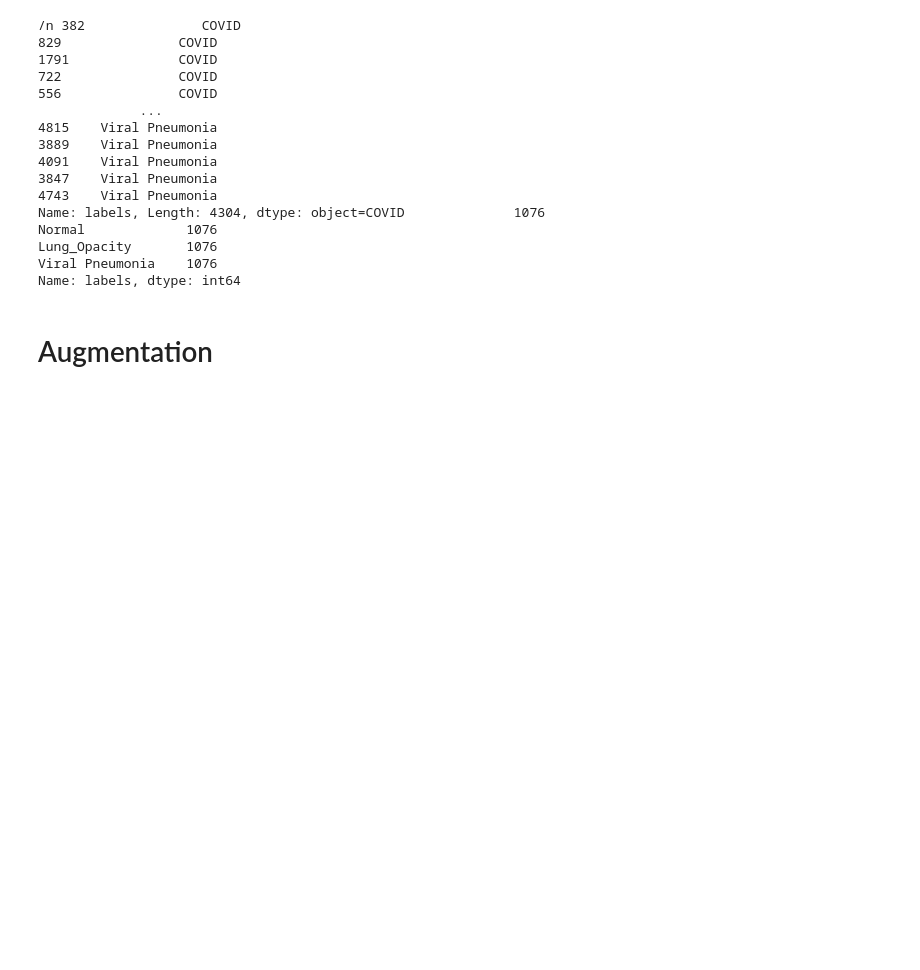
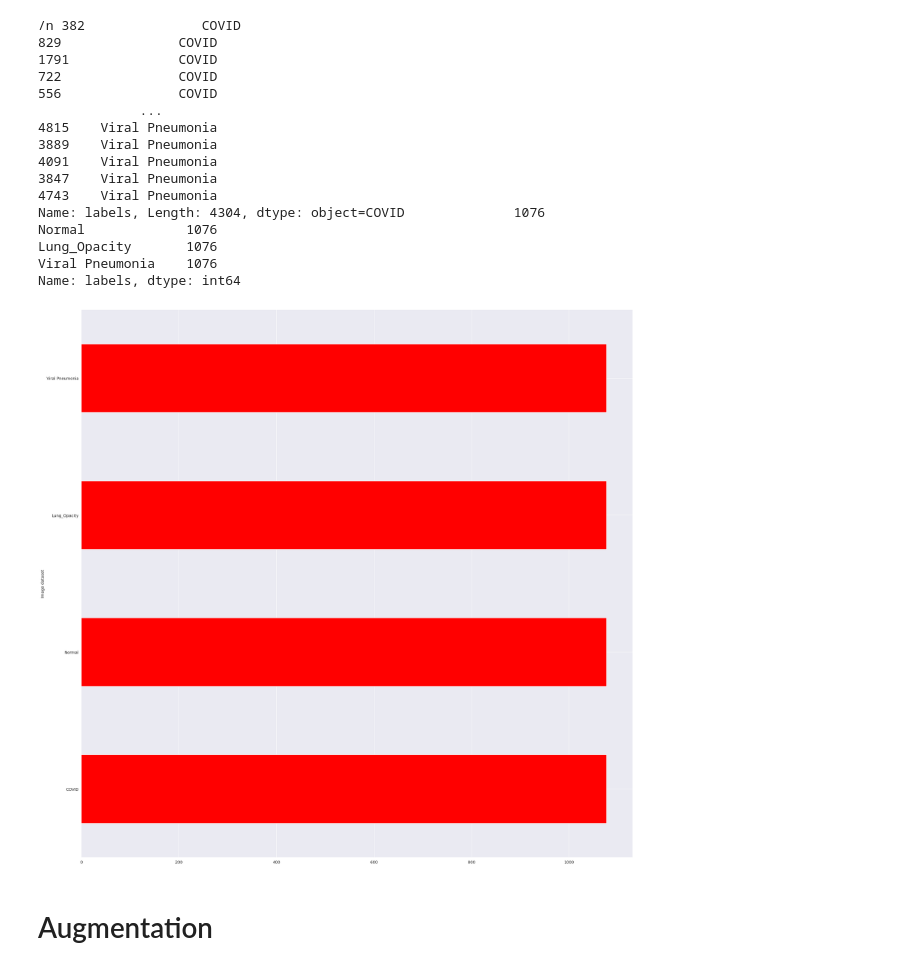
Before and after one commit to KT2001/Disease_Detection_Technology, a Jupyter notebook: DDT_Transfer_learning_Tensorflow.ipynb, the cells around one changed output. Cells and saved outputs as stored; diff of their text form; code cells hidden in the pictures; blank space fills up the shorter version.

```diff
--- a/DDT_Transfer_learning_Tensorflow.ipynb
+++ b/DDT_Transfer_learning_Tensorflow.ipynb
@@ -285,6 +285,10 @@ Normal             1076
 Lung_Opacity       1076
 Viral Pneumonia    1076
 Name: labels, dtype: int64
+# %%
+show_number_of_classes_bar(trimmed_df)
+# %% [output]
+[figure, added]
 # %% [markdown]
 # Augmentation
 # %%
```
